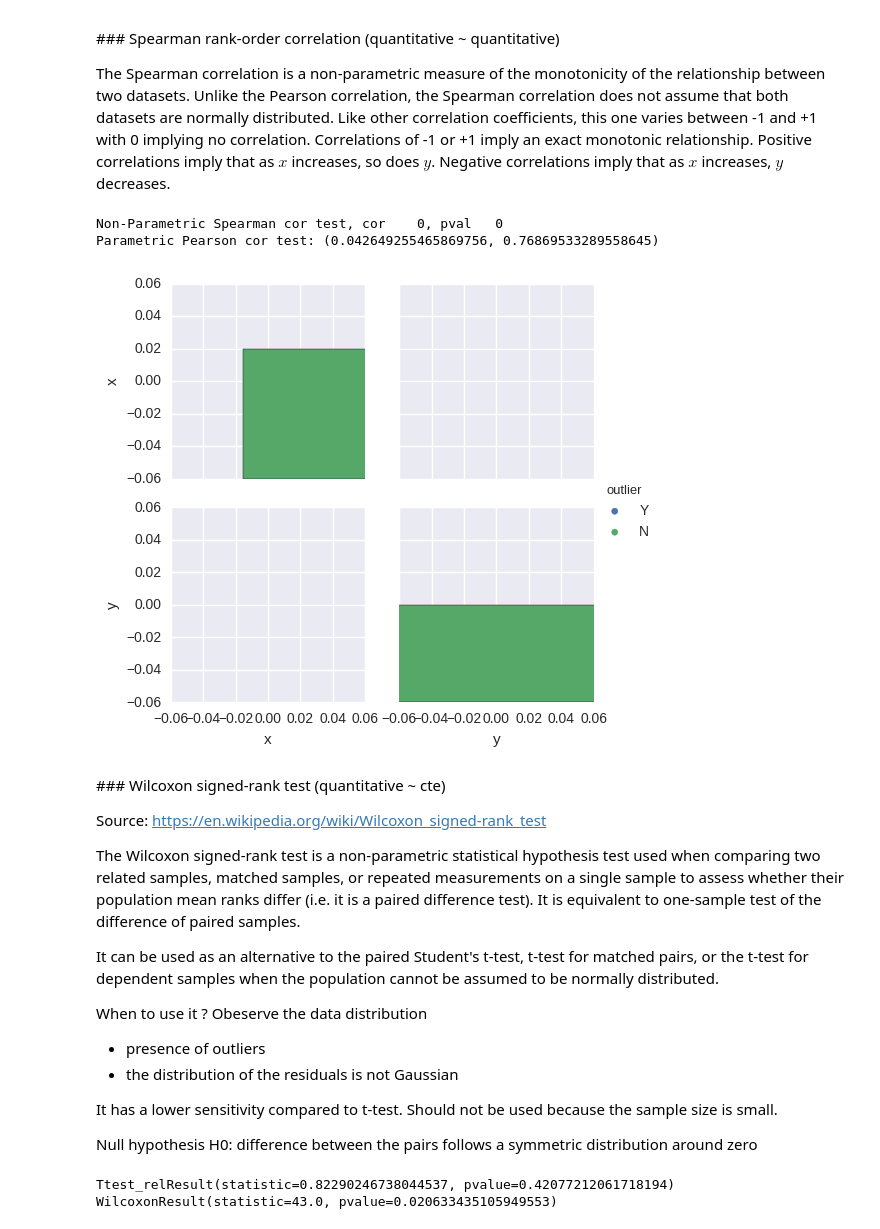
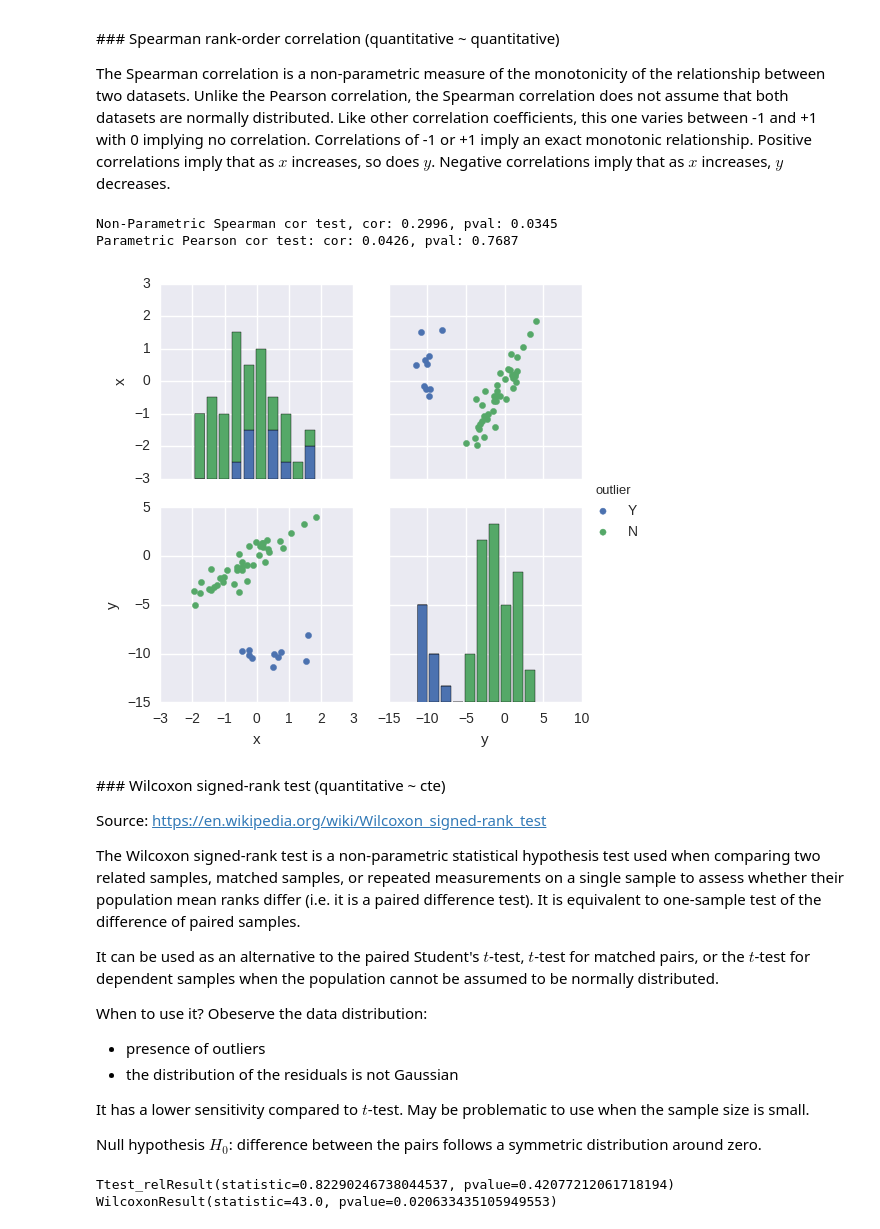
Before and after one commit to neurospin/pystatsml, a Jupyter notebook: notebooks/stat_univ.ipynb, the cells around one changed output. Drawn from its saved outputs; the diff is of its cells as text; code cells hidden in the pictures.

```diff
--- a/notebooks/stat_univ.ipynb
+++ b/notebooks/stat_univ.ipynb
@@ -474,38 +474,39 @@ The Spearman correlation is a non-parametric measure of the monotonicity of the
 # %%
 import numpy as np
 import scipy.stats as stats
 import pandas as pd
 import matplotlib.pyplot as plt
 import seaborn as sns
 
 np.random.seed(seed=42)  # make example reproducible
 
 n = 50
 noutliers = 10
 x = np.random.normal(size=n)
 y = 2 * x + np.random.normal(size=n)
 y[:noutliers] = np.random.normal(loc=-10, size=noutliers)  # Add 40 outliers
 outlier = np.array(["N"] * n)
 outlier[:noutliers] = "Y"
 
 # Compute with scipy
 cor, pval = stats.spearmanr(x, y)
-print("Non-Parametric Spearman cor test, cor %4.f, pval%4.f" % (cor, pval))
+print("Non-Parametric Spearman cor test, cor: %.4f, pval: %.4f" % (cor, pval))
 
 
 # Plot distribution + pairwise scatter plot
 df = pd.DataFrame(dict(x=x, y=y, outlier=outlier))
 g = sns.PairGrid(df, hue="outlier")
 g.map_diag(plt.hist)
 g.map_offdiag(plt.scatter)
 g = g.add_legend()
 
 # Compute the parametric Pearsonw cor test
-print("Parametric Pearson cor test:", stats.pearsonr(x, y))
+cor, pval = stats.pearsonr(x, y)
+print("Parametric Pearson cor test: cor: %.4f, pval: %.4f" % (cor, pval))
 # %% [output]
-Non-Parametric Spearman cor test, cor    0, pval   0
-Parametric Pearson cor test: (0.042649255465869756, 0.76869533289558645)
+Non-Parametric Spearman cor test, cor: 0.2996, pval: 0.0345
+Parametric Pearson cor test: cor: 0.0426, pval: 0.7687
-[figure, old version]
+[figure, new version]
 # %% [markdown]
 ### Wilcoxon signed-rank test (quantitative ~ cte)
 
@@ -513,15 +514,15 @@ Source: https://en.wikipedia.org/wiki/Wilcoxon_signed-rank_test
 
 The Wilcoxon signed-rank test is a non-parametric statistical hypothesis test used when comparing two related samples, matched samples, or repeated measurements on a single sample to assess whether their population mean ranks differ (i.e. it is a paired difference test). It is equivalent to one-sample test of the difference of paired samples.
 
-It can be used as an alternative to the paired Student's t-test, t-test for matched pairs, or the t-test for dependent samples when the population cannot be assumed to be normally distributed.
+It can be used as an alternative to the paired Student's $t$-test, $t$-test for matched pairs, or the $t$-test for dependent samples when the population cannot be assumed to be normally distributed.
 
-When to use it ? Obeserve the data distribution
+When to use it? Obeserve the data distribution:
 - presence of outliers
 - the distribution of the residuals is not Gaussian
 
-It has a lower sensitivity compared to t-test. Should not be used because the sample size is small.
+It has a lower sensitivity compared to $t$-test. May be problematic to use when the sample size is small.
 
-Null hypothesis H0: difference between the pairs follows a symmetric distribution around zero
+Null hypothesis $H_0$: difference between the pairs follows a symmetric distribution around zero.
 # %%
 import scipy.stats as stats
 n = 20
```
Also changed, not shown: parts of 4 cells of this notebook.
